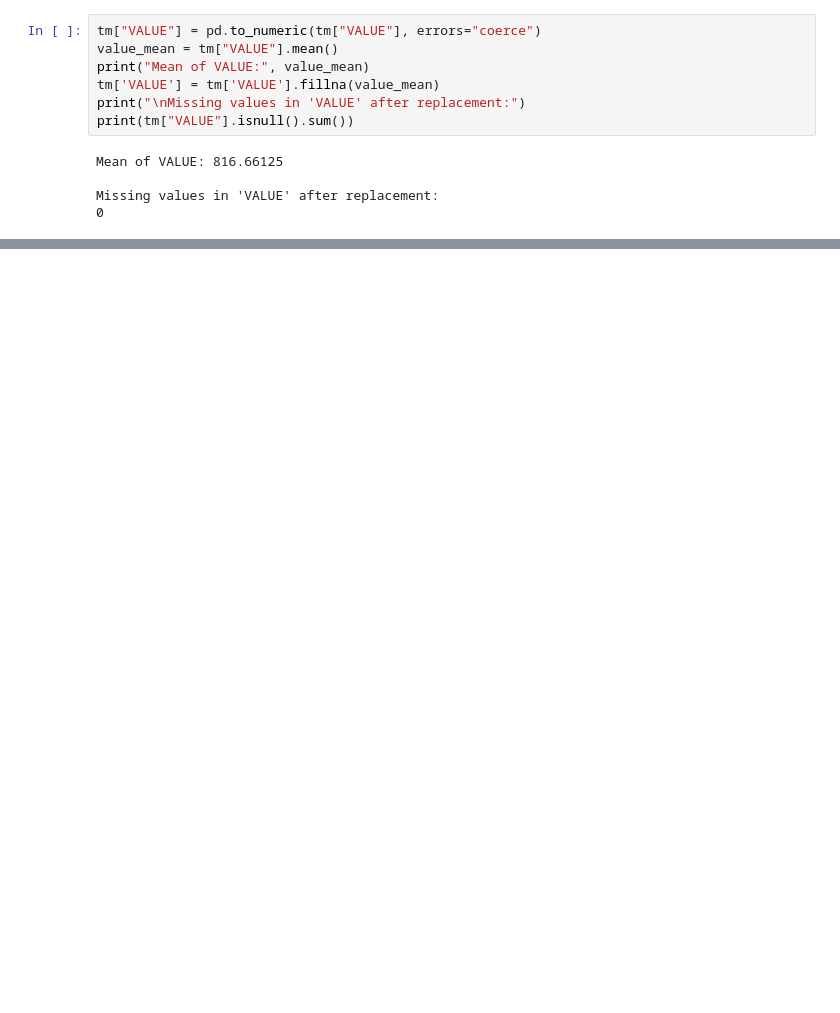
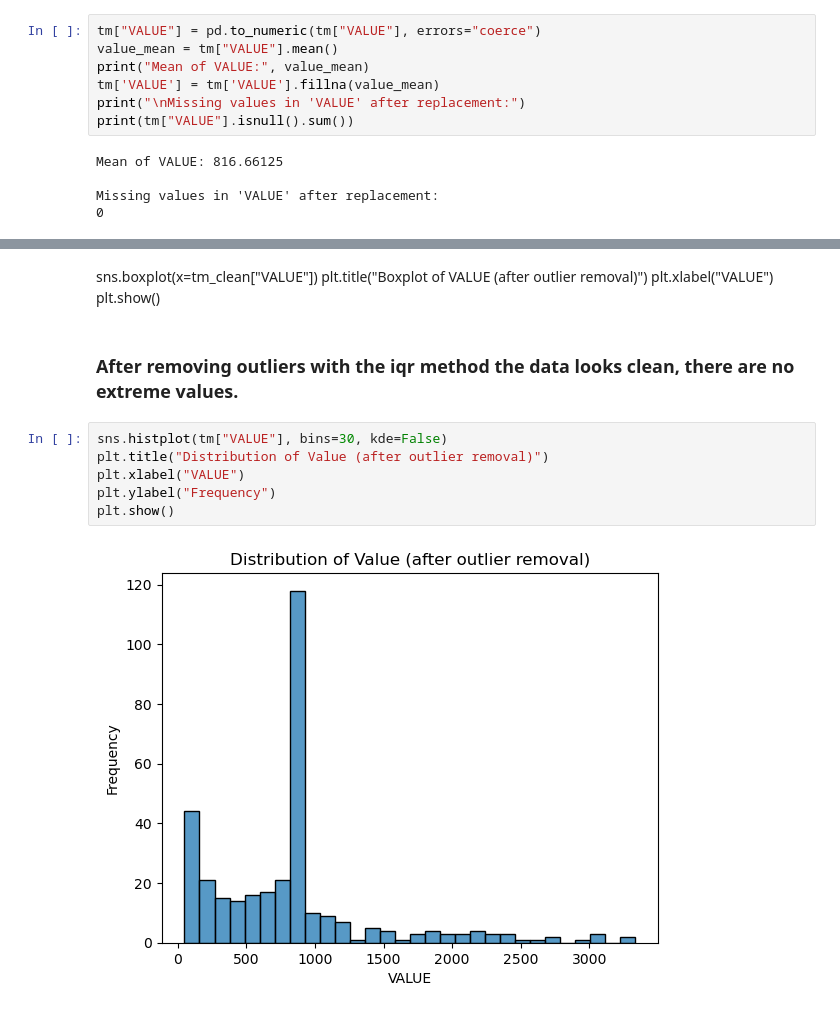
Before and after one commit to sba25225-ai/L9Cert_overseasTrips, a Jupyter notebook: Overseas_Trip_Ireland.ipynb, the cells around one changed output, grey strips where cells are left out. Saved outputs shown, nothing was run; the diff lists cells and outputs as text; blank space fills up the shorter version.

```diff
--- a/Overseas_Trip_Ireland.ipynb
+++ b/Overseas_Trip_Ireland.ipynb
@@ -116,0 +152,15 @@ Missing values in 'VALUE' after replacement:
+# %% [markdown]
+sns.boxplot(x=tm_clean["VALUE"])
+plt.title("Boxplot of VALUE (after outlier removal)")
+plt.xlabel("VALUE")
+plt.show()
+# %% [markdown]
+### After removing outliers with the iqr method the data looks clean, there are no extreme values.
+# %%
+sns.histplot(tm["VALUE"], bins=30, kde=False)
+plt.title("Distribution of Value (after outlier removal)")
+plt.xlabel("VALUE")
+plt.ylabel("Frequency")
+plt.show()
+# %% [output]
+[figure, added]
```
Also changed, not shown: parts of 7 cells of this notebook.
